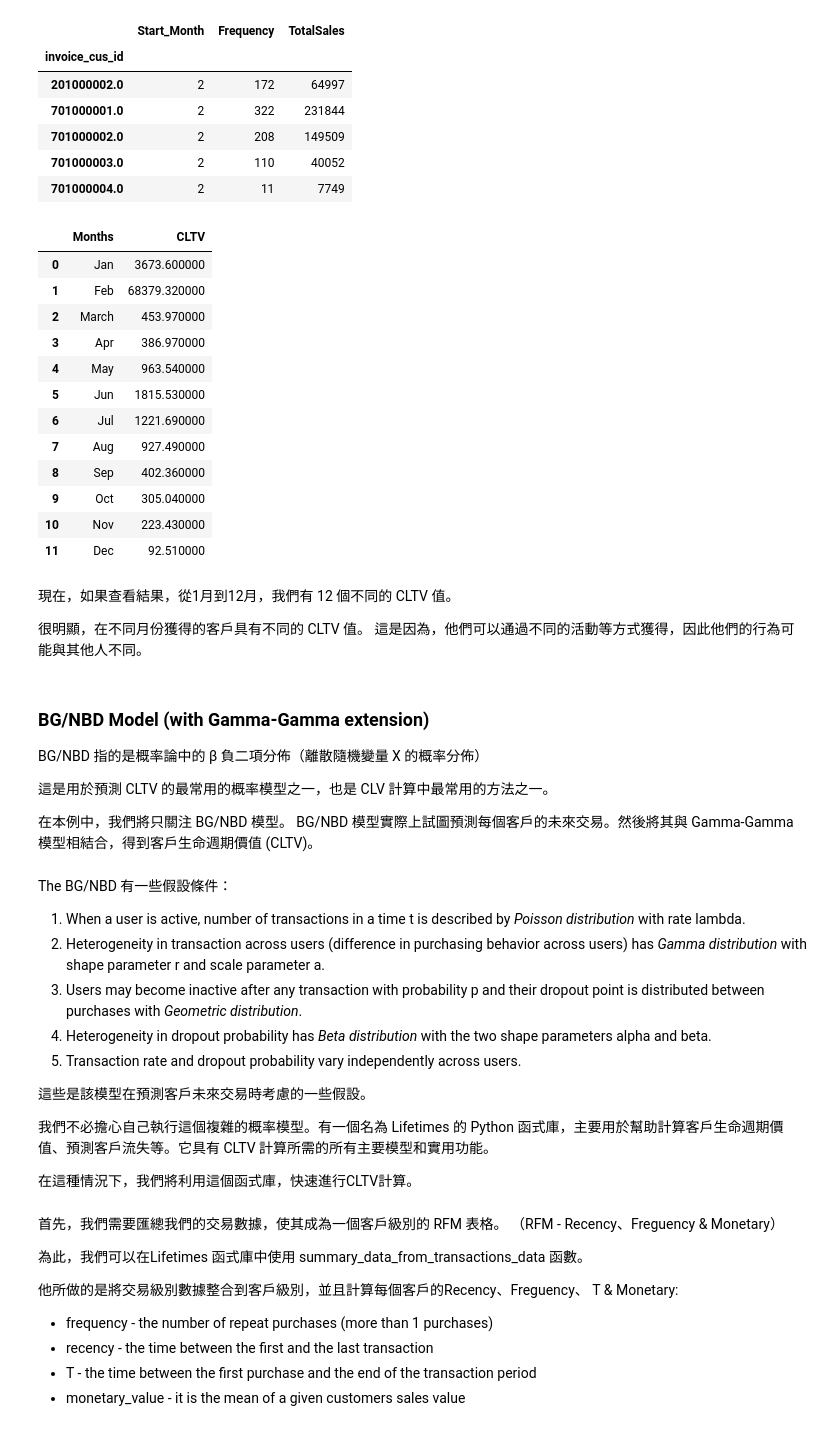
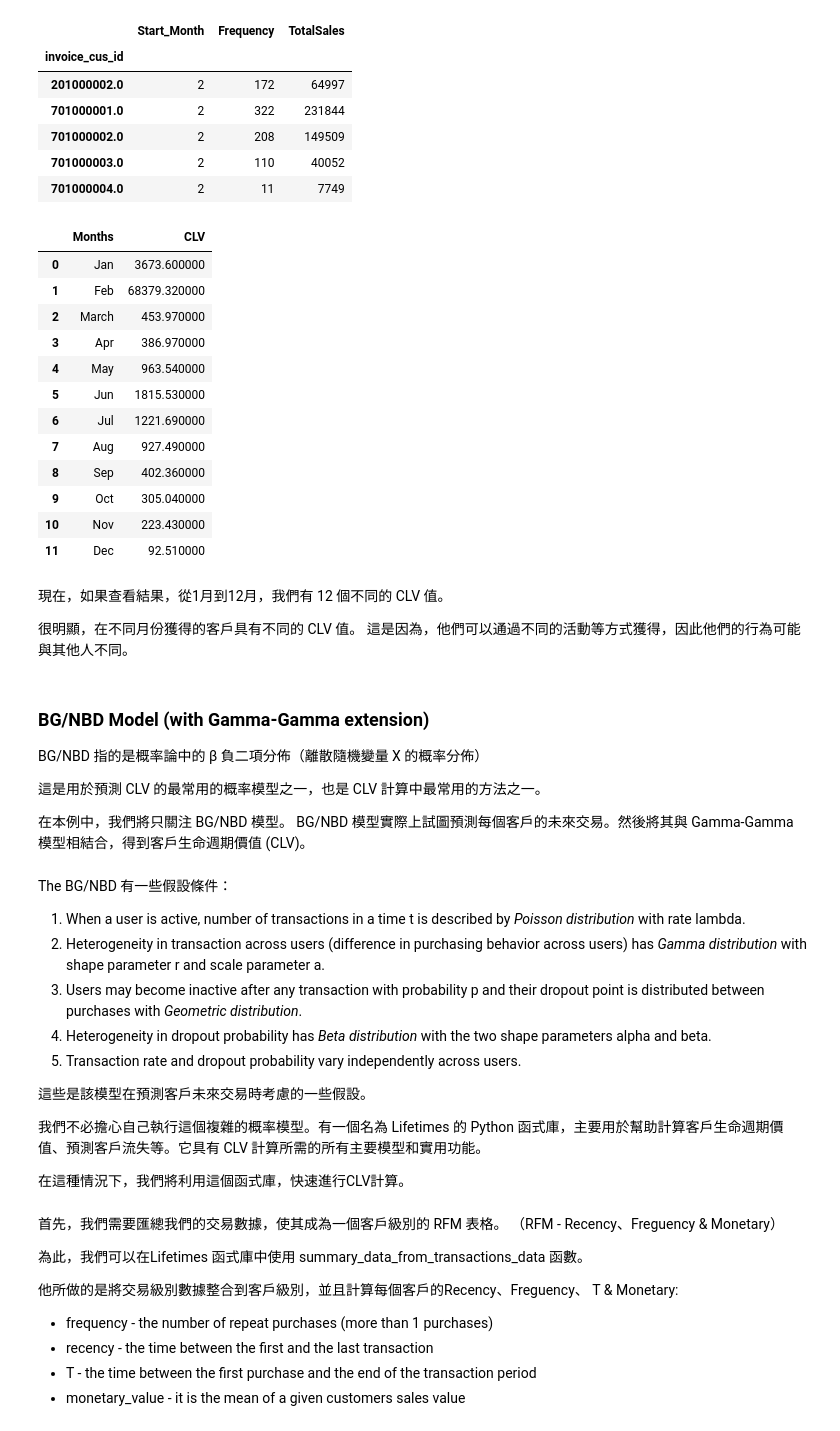
Before and after one commit to impepper/myPortfolio, a Jupyter notebook: _notebooks/2022-04-11-Customer Lifetime Value (CLV).ipynb, the cells around one changed output. Saved outputs shown, nothing was run; the diff lists cells and outputs as text; code cells hidden in the pictures.

```diff
--- a/_notebooks/2022-04-11-Customer Lifetime Value (CLV).ipynb
+++ b/_notebooks/2022-04-11-Customer Lifetime Value (CLV).ipynb
@@ -56,7 +55,7 @@ warnings.filterwarnings('ignore')
 # %%
 # Loading the data
 #data = pd.read_csv("datasource/data.csv",  parse_dates=['invoice_date'])
-data_clv = pd.read_csv("datasource/CLTV_data.csv",  parse_dates=['invoice_date'])
+data_clv = pd.read_csv("datasource/CLV_data.csv",  parse_dates=['invoice_date'])
 print("Total number of transactions happened in the given period: "+ str(data_clv.shape[0]))
 data_clv.head(5)
 # %% [output]
@@ -169,9 +168,9 @@ Churn: 0.53%
 # %% [markdown]
 假設每筆交易所帶來的利潤空間(Profit margin)為5%進行計算
 # %%
-### Calculating the CLTV
+### Calculating the CLV
 Profit_margin = 0.05
 
-CLTV = round(((Average_sales * Purchase_freq/churn)) * Profit_margin, 2)
-print(f"The Customer Lifetime Value (CLTV) for each customer is: ${CLTV}")
+CLV = round(((Average_sales * Purchase_freq/churn)) * Profit_margin, 2)
+print(f"The Customer Lifetime Value (CLV) for each customer is: ${CLV}")
 # %% [output]
@@ -226,10 +225,10 @@ for i in range(1, 13):
 
     Monthly_CLV.append(CLV)
 # %%
-monthly_clv = pd.DataFrame(zip(months, Monthly_CLV), columns=['Months', 'CLTV'])
+monthly_clv = pd.DataFrame(zip(months, Monthly_CLV), columns=['Months', 'CLV'])
 display(monthly_clv.style.background_gradient())
 # %% [output]
-|  | Months | CLTV |
+|  | Months | CLV |
 | 0 | Jan | 3673.600000 |
 | 1 | Feb | 68379.320000 |
 | 2 | March | 453.970000 |
@@ -243,17 +242,17 @@ display(monthly_clv.style.background_gradient())
 | 10 | Nov | 223.430000 |
 | 11 | Dec | 92.510000 |
 # %% [markdown]
-現在，如果查看結果，從1月到12月，我們有 12 個不同的 CLTV 值。
+現在，如果查看結果，從1月到12月，我們有 12 個不同的 CLV 值。
 
-很明顯，在不同月份獲得的客戶具有不同的 CLTV 值。 這是因為，他們可以通過不同的活動等方式獲得，因此他們的行為可能與其他人不同。
+很明顯，在不同月份獲得的客戶具有不同的 CLV 值。 這是因為，他們可以通過不同的活動等方式獲得，因此他們的行為可能與其他人不同。
 # %% [markdown]
 ### BG/NBD Model (with Gamma-Gamma extension)
 
 BG/NBD 指的是概率論中的 β 負二項分佈（離散隨機變量 X 的概率分佈）
 
-這是用於預測 CLTV 的最常用的概率模型之一，也是 CLV 計算中最常用的方法之一。
+這是用於預測 CLV 的最常用的概率模型之一，也是 CLV 計算中最常用的方法之一。
 
-在本例中，我們將只關注 BG/NBD 模型。 BG/NBD 模型實際上試圖預測每個客戶的未來交易。然後將其與 Gamma-Gamma 模型相結合，得到客戶生命週期價值 (CLTV)。
+在本例中，我們將只關注 BG/NBD 模型。 BG/NBD 模型實際上試圖預測每個客戶的未來交易。然後將其與 Gamma-Gamma 模型相結合，得到客戶生命週期價值 (CLV)。
 # %% [markdown]
 The BG/NBD 有一些假設條件：
 
@@ -265,9 +264,9 @@ The BG/NBD 有一些假設條件：
 
 這些是該模型在預測客戶未來交易時考慮的一些假設。
 
-我們不必擔心自己執行這個複雜的概率模型。有一個名為 Lifetimes 的 Python 函式庫，主要用於幫助計算客戶生命週期價值、預測客戶流失等。它具有 CLTV 計算所需的所有主要模型和實用功能。
+我們不必擔心自己執行這個複雜的概率模型。有一個名為 Lifetimes 的 Python 函式庫，主要用於幫助計算客戶生命週期價值、預測客戶流失等。它具有 CLV 計算所需的所有主要模型和實用功能。
 
-在這種情況下，我們將利用這個函式庫，快速進行CLTV計算。
+在這種情況下，我們將利用這個函式庫，快速進行CLV計算。
 # %%
 import lifetimes
 # %% [markdown]
```
Also changed, not shown: parts of 19 cells of this notebook, 3 other files.
